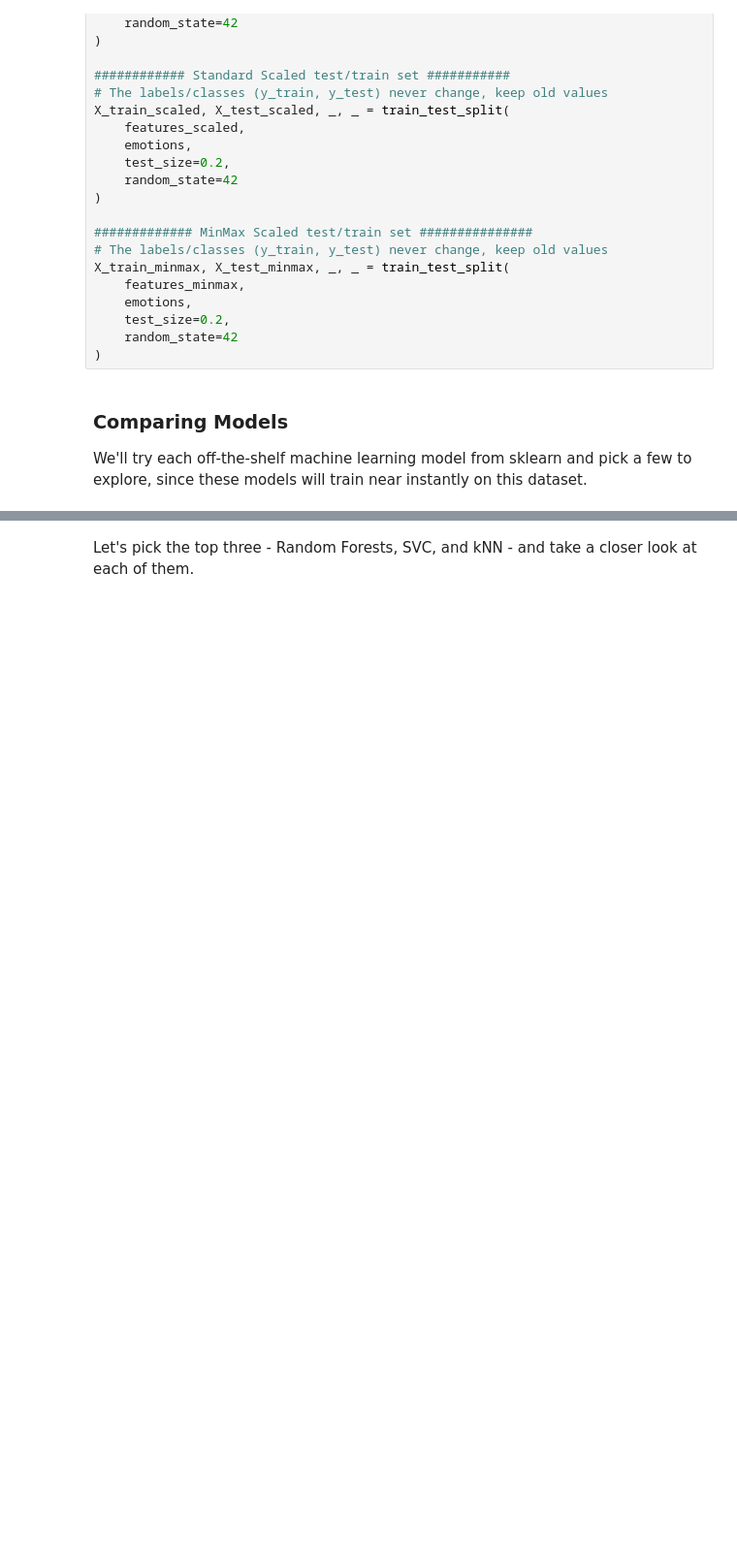
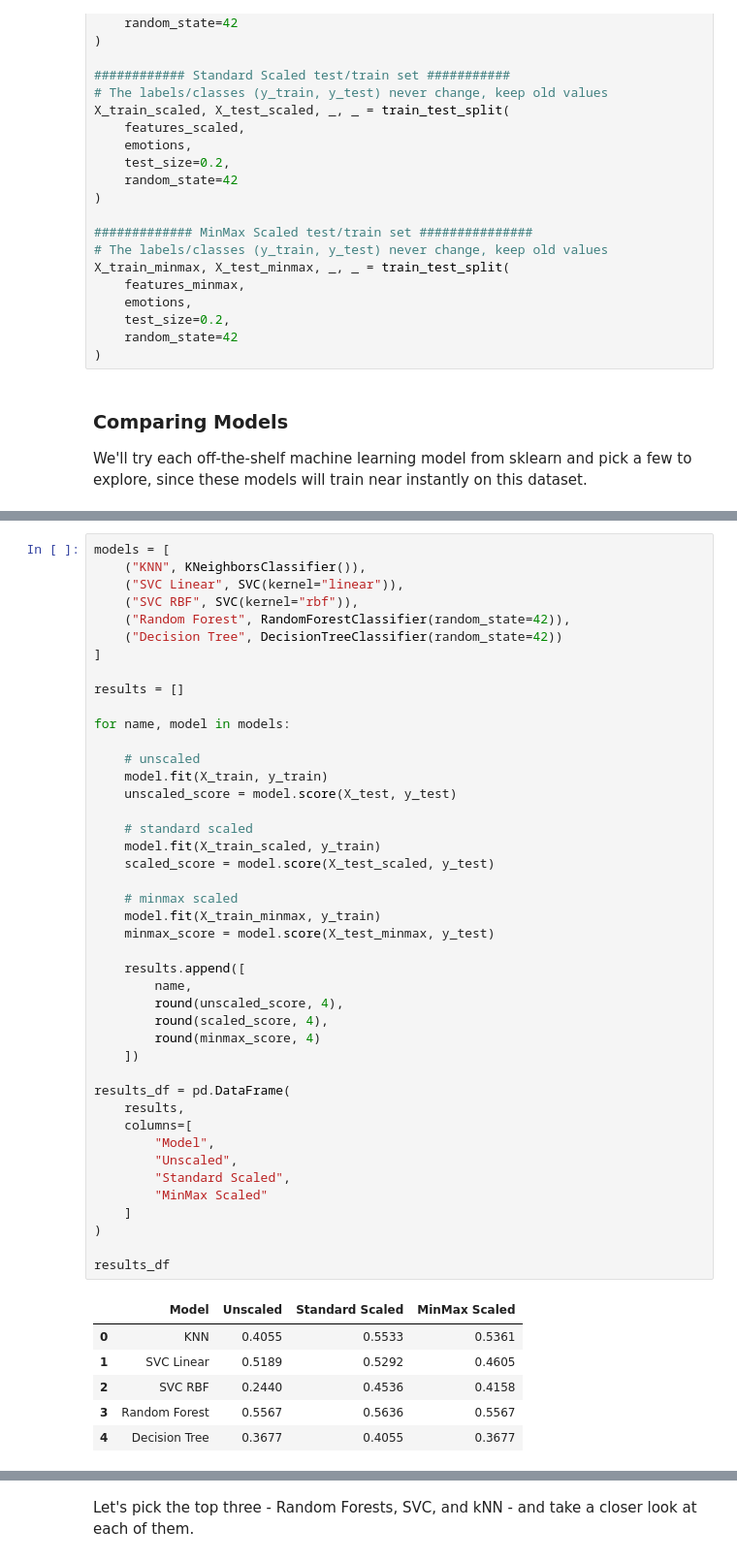
Before and after one commit to Mulin-Zhang3/Week3-ClassicML, a Jupyter notebook: Week_3_MachineLearning.ipynb, the cells around one changed output, grey strips where cells are left out. Shown at 97% size. Drawn from its saved outputs; the diff is of its cells as text; blank space fills up the shorter version.

```diff
--- a/Week_3_MachineLearning.ipynb
+++ b/Week_3_MachineLearning.ipynb
@@ -480,6 +480,56 @@ scores_df.sort_values(by='Accuracy Score',axis=0,ascending=False)
 | 5 | AdaBoostClassifier | 31.62% |
 | 6 | GaussianNB | 26.12% |
 | 7 | QuadraticDiscriminantAnalysis | 20.96% |
+# %%
+models = [
+    ("KNN", KNeighborsClassifier()),
+    ("SVC Linear", SVC(kernel="linear")),
+    ("SVC RBF", SVC(kernel="rbf")),
+    ("Random Forest", RandomForestClassifier(random_state=42)),
+    ("Decision Tree", DecisionTreeClassifier(random_state=42))
+]
+
+results = []
+
+for name, model in models:
+
+    # unscaled
+    model.fit(X_train, y_train)
+    unscaled_score = model.score(X_test, y_test)
+
+    # standard scaled
+    model.fit(X_train_scaled, y_train)
+    scaled_score = model.score(X_test_scaled, y_test)
+
+    # minmax scaled
+    model.fit(X_train_minmax, y_train)
+    minmax_score = model.score(X_test_minmax, y_test)
+
+    results.append([
+        name,
+        round(unscaled_score, 4),
+        round(scaled_score, 4),
+        round(minmax_score, 4)
+    ])
+
+results_df = pd.DataFrame(
+    results,
+    columns=[
+        "Model",
+        "Unscaled",
+        "Standard Scaled",
+        "MinMax Scaled"
+    ]
+)
+
+results_df
+# %% [output]
+|  | Model | Unscaled | Standard Scaled | MinMax Scaled |
+| 0 | KNN | 0.4055 | 0.5533 | 0.5361 |
+| 1 | SVC Linear | 0.5189 | 0.5292 | 0.4605 |
+| 2 | SVC RBF | 0.2440 | 0.4536 | 0.4158 |
+| 3 | Random Forest | 0.5567 | 0.5636 | 0.5567 |
+| 4 | Decision Tree | 0.3677 | 0.4055 | 0.3677 |
 # %%
 
 
```
Also changed, not shown: parts of 3 cells of this notebook.
